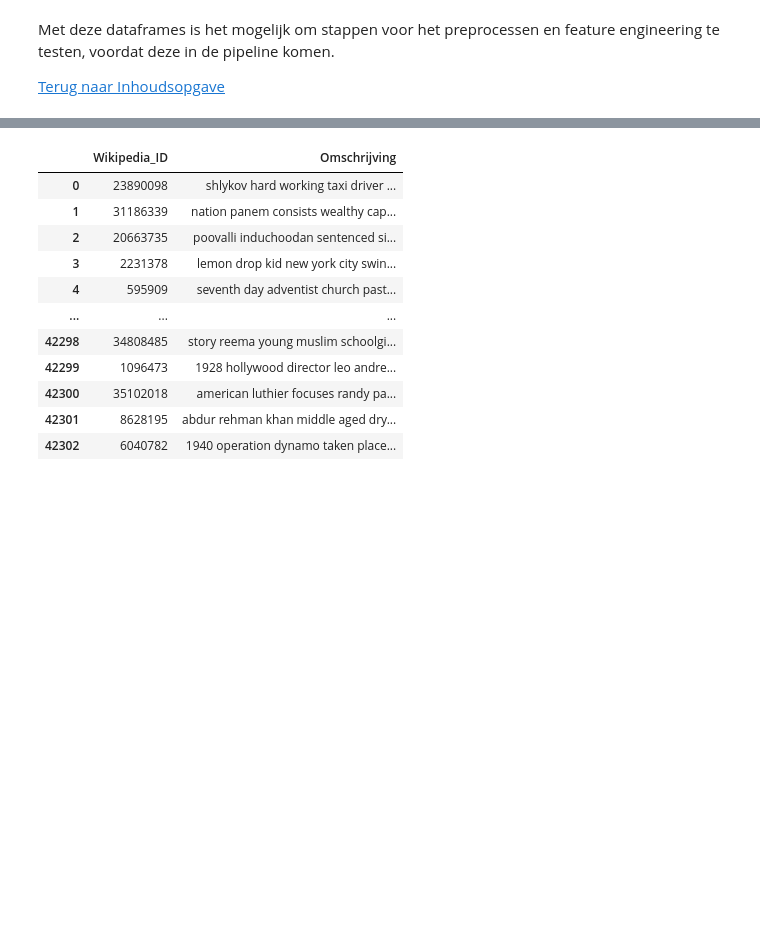
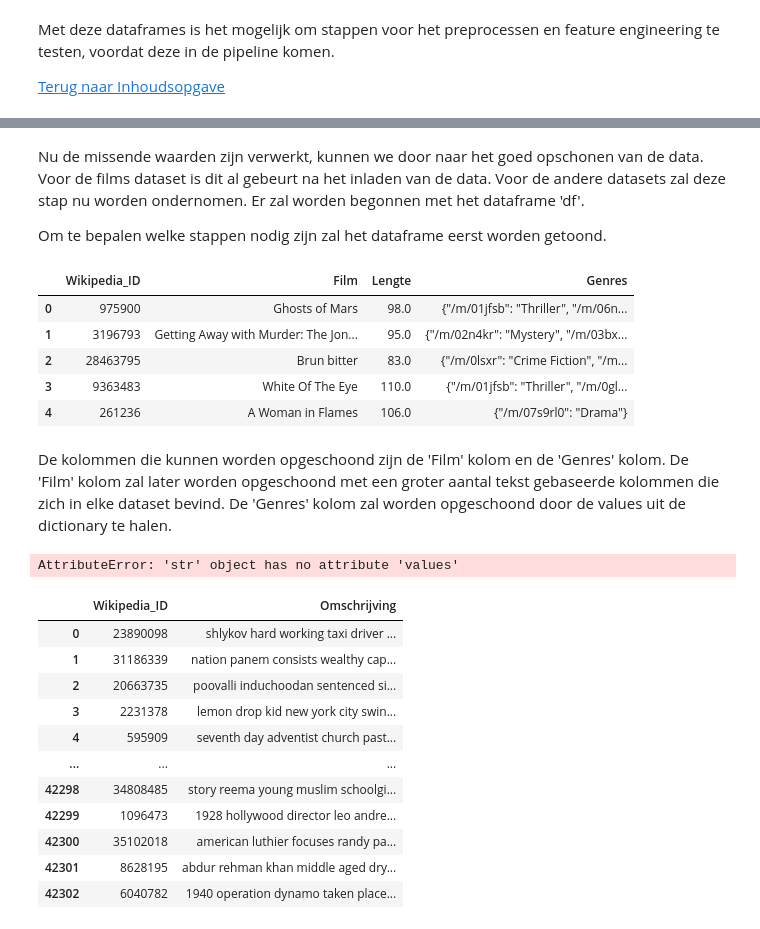
Before and after one commit to BJHeemskerk/Data3, a Jupyter notebook: CineClassify.ipynb, the cells around one changed output, grey strips where cells are left out. Drawn from its saved outputs; the diff is of its cells as text; code cells hidden in the pictures; blank space fills up the shorter version.

```diff
--- a/CineClassify.ipynb
+++ b/CineClassify.ipynb
@@ -518,3 +641,32 @@ Nu alle data is gepreprocessed, kan er worden gewerkt aan het maken van de featu
+# %% [markdown]
+Nu de missende waarden zijn verwerkt, kunnen we door naar het goed opschonen van de data. Voor de films dataset is dit al gebeurt na het inladen van de data. Voor de andere datasets zal deze stap nu worden ondernomen. Er zal worden begonnen met het dataframe 'df'.
+
+Om te bepalen welke stappen nodig zijn zal het dataframe eerst worden getoond.
+# %%
+# Tonen van de eerste vijf regels van df
+display(df.head())
+# %% [output]
+|  | Wikipedia_ID | Film | Lengte | Genres |
+| 0 | 975900 | Ghosts of Mars | 98.0 | {"/m/01jfsb": "Thriller", "/m/06n... |
+| 1 | 3196793 | Getting Away with Murder: The Jon... | 95.0 | {"/m/02n4kr": "Mystery", "/m/03bx... |
+| 2 | 28463795 | Brun bitter | 83.0 | {"/m/0lsxr": "Crime Fiction", "/m... |
+| 3 | 9363483 | White Of The Eye | 110.0 | {"/m/01jfsb": "Thriller", "/m/0gl... |
+| 4 | 261236 | A Woman in Flames | 106.0 | {"/m/07s9rl0": "Drama"} |
+# %% [markdown]
+De kolommen die kunnen worden opgeschoond zijn de 'Film' kolom en de 'Genres' kolom. De 'Film' kolom zal later worden opgeschoond met een groter aantal tekst gebaseerde kolommen die zich in elke dataset bevind. De 'Genres' kolom zal worden opgeschoond door de values uit de dictionary te halen.
+# %%
+# Extract values from the dictionary
+# Define a function to extract values from dictionaries
+def extract_values(dictionary):
+    return list(dictionary.values())
+
+# Apply the function to the column and create a new column with the extracted values
+df['Genre'] = df['Genres'].apply(lambda x: extract_values(x))
+
+
+display(df.head())
+# %% [output]
+AttributeError: 'str' object has no attribute 'values'
 # %%
 def process_text_columns(df, kolommen):
     """
```
Also changed, not shown: parts of 14 cells of this notebook.
